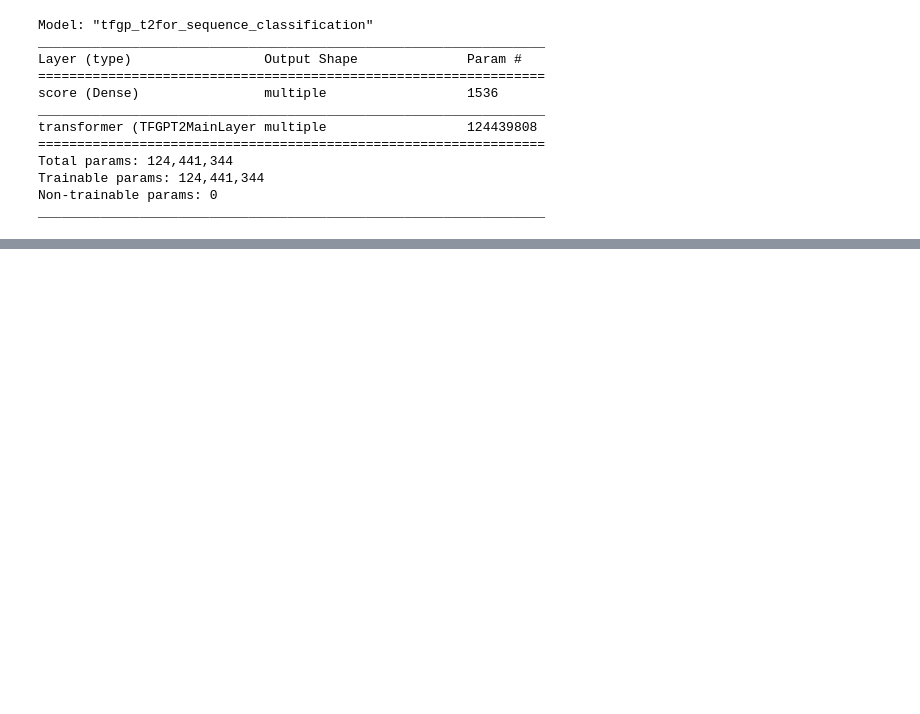
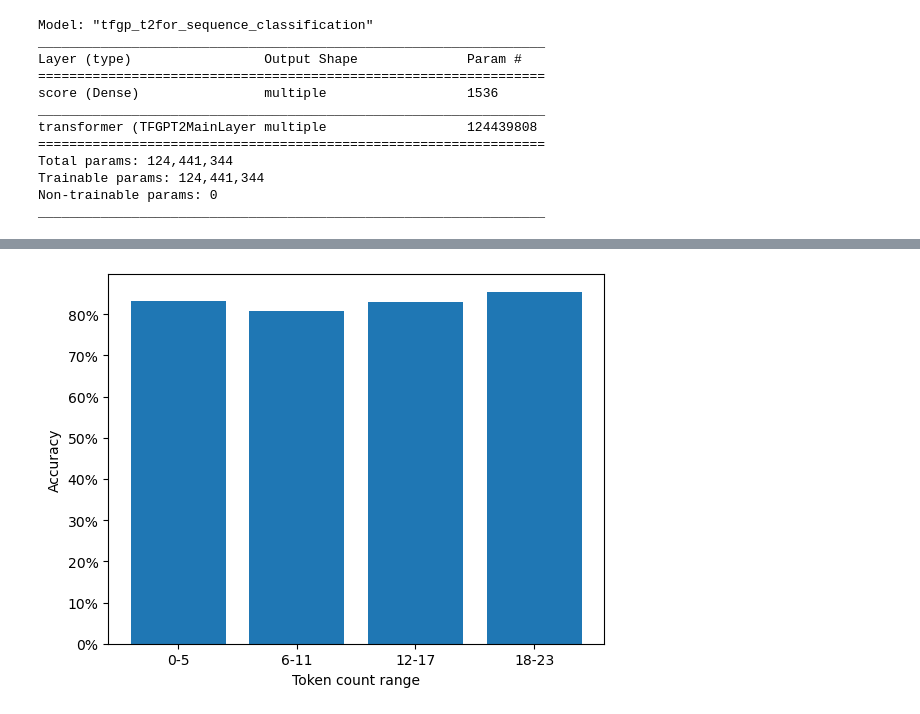
Before and after one commit to arsemi337/nlp-models, a Jupyter notebook: notebooks/sarcasm/sarcasm_pl_gpt2.ipynb, the cells around one changed output, grey strips where cells are left out. Cells and saved outputs as stored; diff of their text form; code cells hidden in the pictures; blank space fills up the shorter version.

```diff
--- a/notebooks/sarcasm/sarcasm_pl_gpt2.ipynb
+++ b/notebooks/sarcasm/sarcasm_pl_gpt2.ipynb
@@ -278,0 +342,4 @@ model_utils.print_incorrectly_predicted_texts(texts=raw_dataset['headline_pl'],
+# %%
+range_to_valid_predictions_count_dict = {'0-5': 0, '6-11': 0, '12-17': 0, '18-23': 0}
+range_to_element_count_dict = {'0-5': 0, '6-11': 0, '12-17': 0, '18-23': 0}
+range_to_pred_accuracy_dict = {'0-5': 0., '6-11': 0., '12-17': 0., '18-23': 0.}
@@ -278,0 +365,11 @@ model_utils.print_incorrectly_predicted_texts(texts=raw_dataset['headline_pl'],
+# %%
+import matplotlib.ticker as mtick
+
+plt.bar(['0-5', '6-11', '12-17', '18-23'], [val for val in range_to_pred_accuracy_dict.values()])
+plt.xlabel('Token count range')
+plt.ylabel('Accuracy')
+plt.gca().yaxis.set_major_formatter(mtick.PercentFormatter(xmax=1.0))
+plt.savefig(os.path.join(figures_dir, f'{training_name}_accuracies_per_range.png'))
+plt.show()
+# %% [output]
+[figure, added]
```
Also changed, not shown: parts of 15 cells of this notebook, 3 other files.
